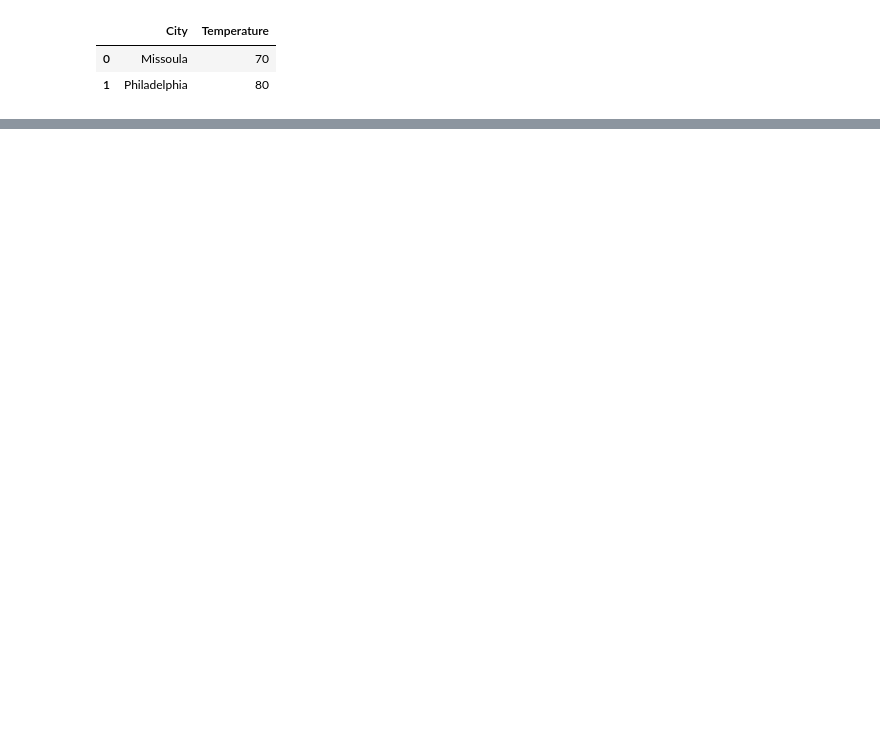
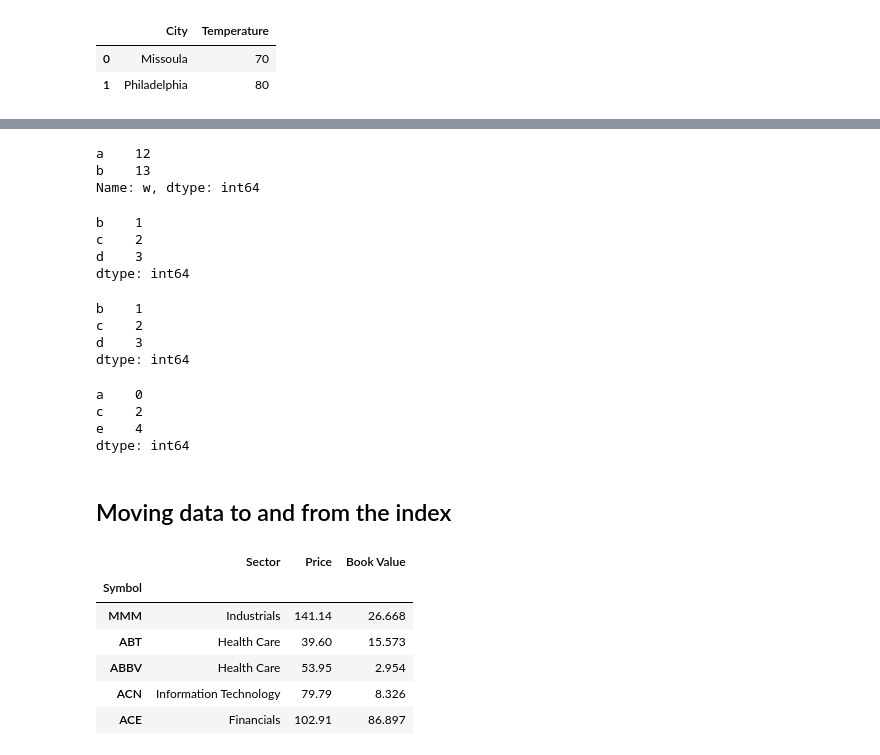
Before and after one commit to minemine0914/ai_learning, a Jupyter notebook: AI_20220325.ipynb, the cells around one changed output, grey strips where cells are left out. Saved outputs shown, nothing was run; the diff lists cells and outputs as text; code cells hidden in the pictures; blank space fills up the shorter version.

```diff
--- a/AI_20220325.ipynb
+++ b/AI_20220325.ipynb
@@ -98,0 +305,44 @@ temps
+# %%
+# return the row 'w' by label
+df.loc['w']
+# %% [output]
+a    12
+b    13
+Name: w, dtype: int64
+# %%
+# slices the Series from index label b to d
+s['b':'d']
+# %% [output]
+b    1
+c    2
+d    3
+dtype: int64
+# %%
+# this explicitly slices from label b to d
+s.loc['b':'d']
+# %% [output]
+b    1
+c    2
+d    3
+dtype: int64
+# %%
+# and this looks up rows by label
+s.loc[['a', 'c', 'e']]
+# %% [output]
+a    0
+c    2
+e    4
+dtype: int64
+# %% [markdown]
+## Moving data to and from the index
+# %%
+# examine asome of the sp500 data
+sp500[:5]
+# %% [output]
+|  | Sector | Price | Book Value |
+| Symbol |  |  |  |
+| MMM | Industrials | 141.14 | 26.668 |
+| ABT | Health Care | 39.60 | 15.573 |
+| ABBV | Health Care | 53.95 | 2.954 |
+| ACN | Information Technology | 79.79 | 8.326 |
+| ACE | Financials | 102.91 | 86.897 |
```
Also changed, not shown: parts of 47 cells of this notebook.
